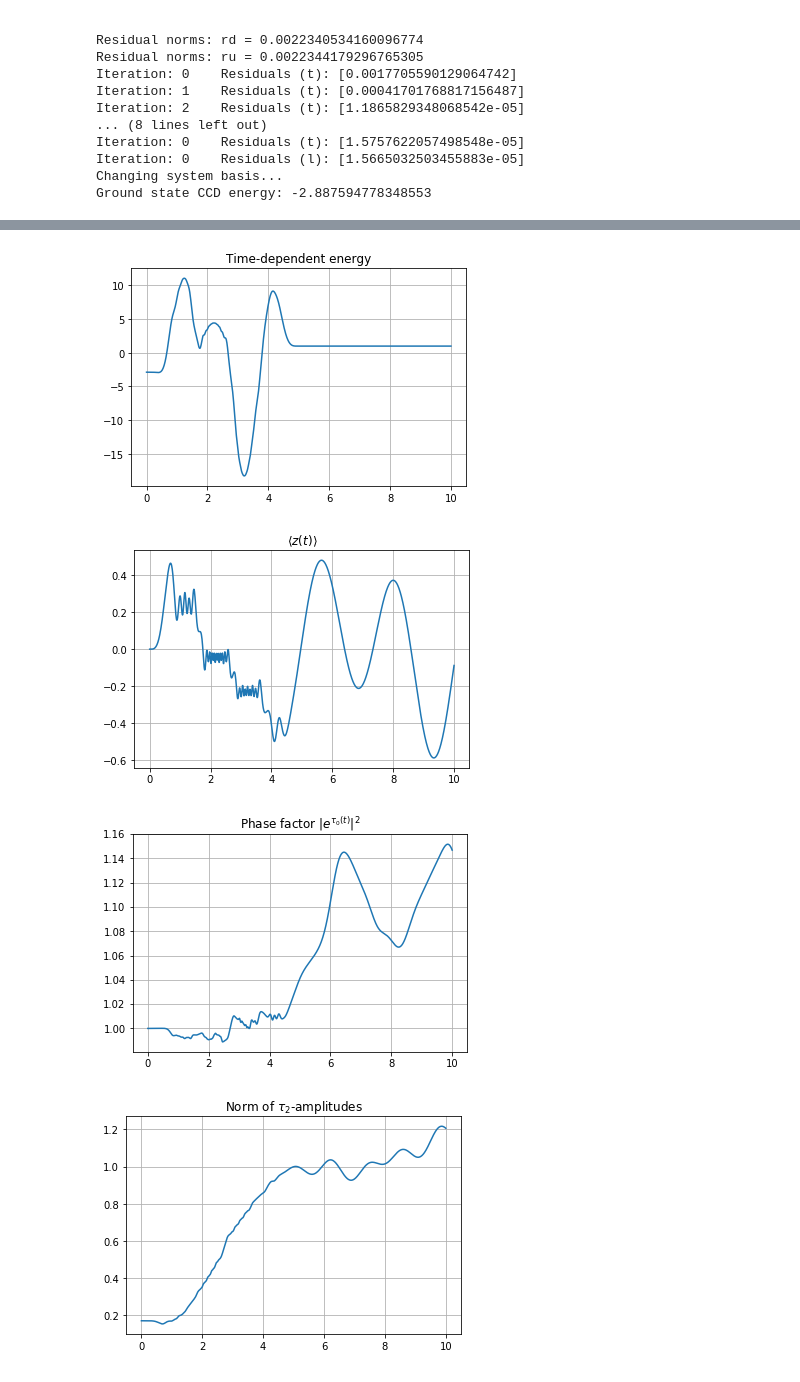
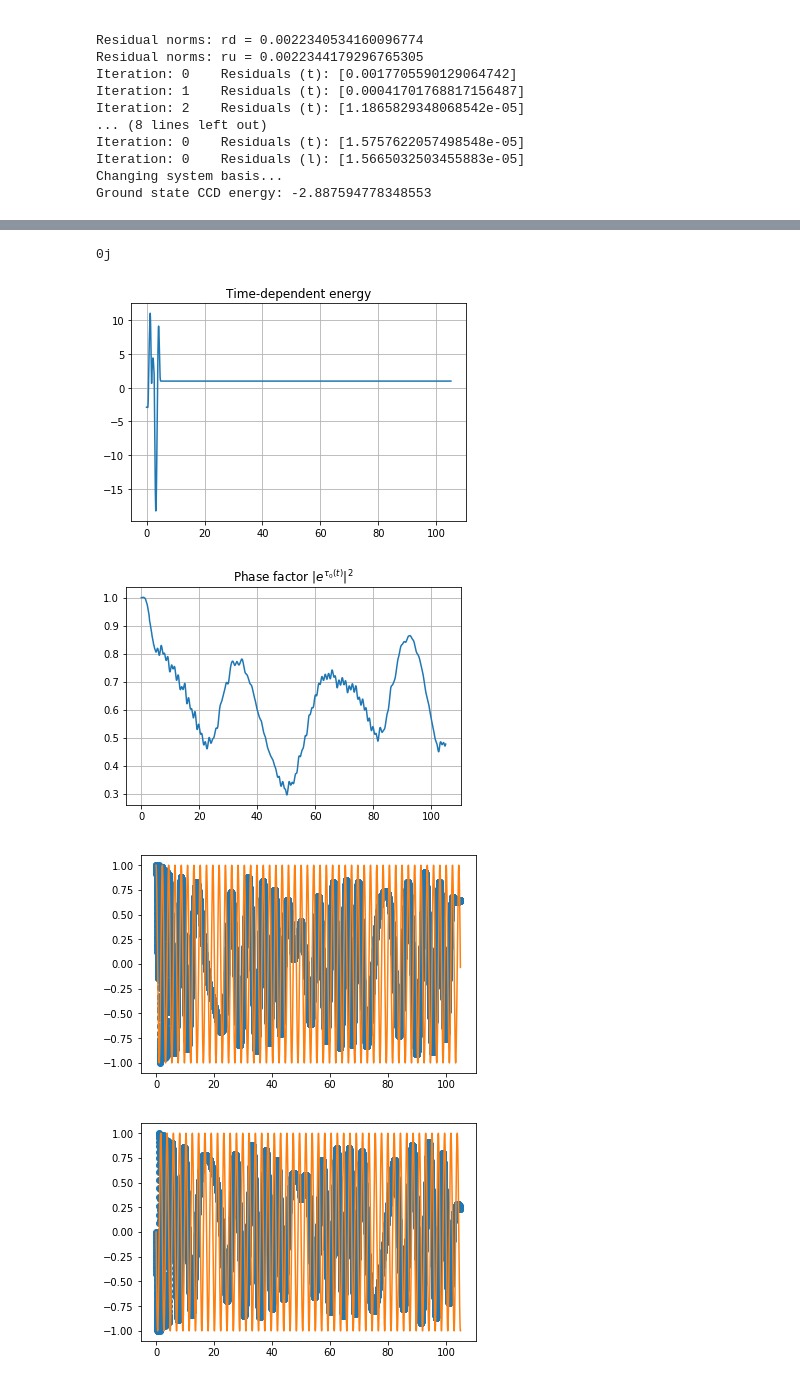
Before and after one commit to HyQD/coupled-cluster, a Jupyter notebook: scripts/oatdccd-helium-phase.ipynb, the cells around one changed output, grey strips where cells are left out. Drawn from its saved outputs; the diff is of its cells as text; code cells hidden in the pictures.

Commit message:
Add phase plot for T=105, compare with article draft

```diff
--- a/scripts/oatdccd-helium-phase.ipynb
+++ b/scripts/oatdccd-helium-phase.ipynb
@@ -81,7 +82,7 @@ system.set_time_evolution_operator(
 # %%
 oatdccd.set_initial_conditions()
 dt = 1e-2
-Tfinal = 10
+Tfinal = 105
 Nsteps = int(Tfinal / dt) + 1
 timestep_stop_laser = int(laser_duration / dt)
 # %%
@@ -171,32 +172,50 @@ norm(l2): 0.824267
 # %%
 plt.figure()
 plt.plot(time_points, td_energies)
 plt.title("Time-dependent energy")
 plt.grid()
 
+"""
 plt.figure()
 plt.plot(time_points, dip_z)
 plt.title(r"$\langle z(t) \rangle$")
 plt.grid()
+"""
 
 plt.figure()
 plt.plot(time_points, np.abs(np.exp(phase)) ** 2)
 plt.title(r"Phase factor $|e^{\tau_0(t)}|^2$")
 plt.grid()
 
+#print(np.abs(np.exp(phase)) ** 2)
+E0 = td_energies[0]
+exp_phase = np.exp(phase)
+
+plt.figure()
+plt.plot(time_points, exp_phase.real,'o')
+plt.plot(time_points,np.cos(E0*time_points))
+
+plt.figure()
+plt.plot(time_points,-exp_phase.imag,'o')
+plt.plot(time_points,np.sin(E0*time_points))
+
+print(phase[0])
+
+"""
 plt.figure()
 plt.plot(time_points, norm_t2)
 plt.title(r"Norm of $\tau_2$-amplitudes")
 plt.grid()
 
 plt.figure()
 plt.plot(time_points, norm_l2)
 plt.title(r"Norm of $\lambda_2$-amplitudes")
 plt.grid()
-
+"""
 plt.show()
 # %% [output]
+0j
-[figure, old version]
+[figure, new version]
-[figure, old version]
+[figure, new version]
-[figure, old version]
+[figure, new version]
-[figure, old version]
+[figure, new version]
```
Also changed, not shown: parts of 4 cells of this notebook.
